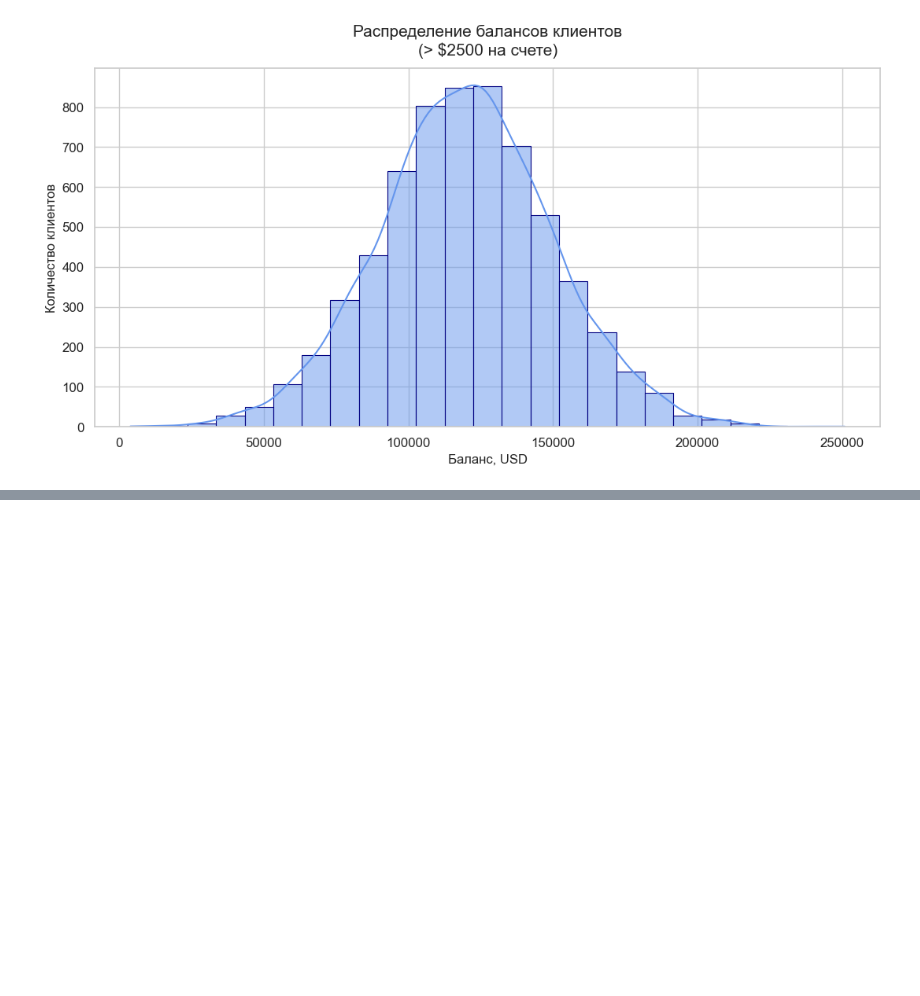
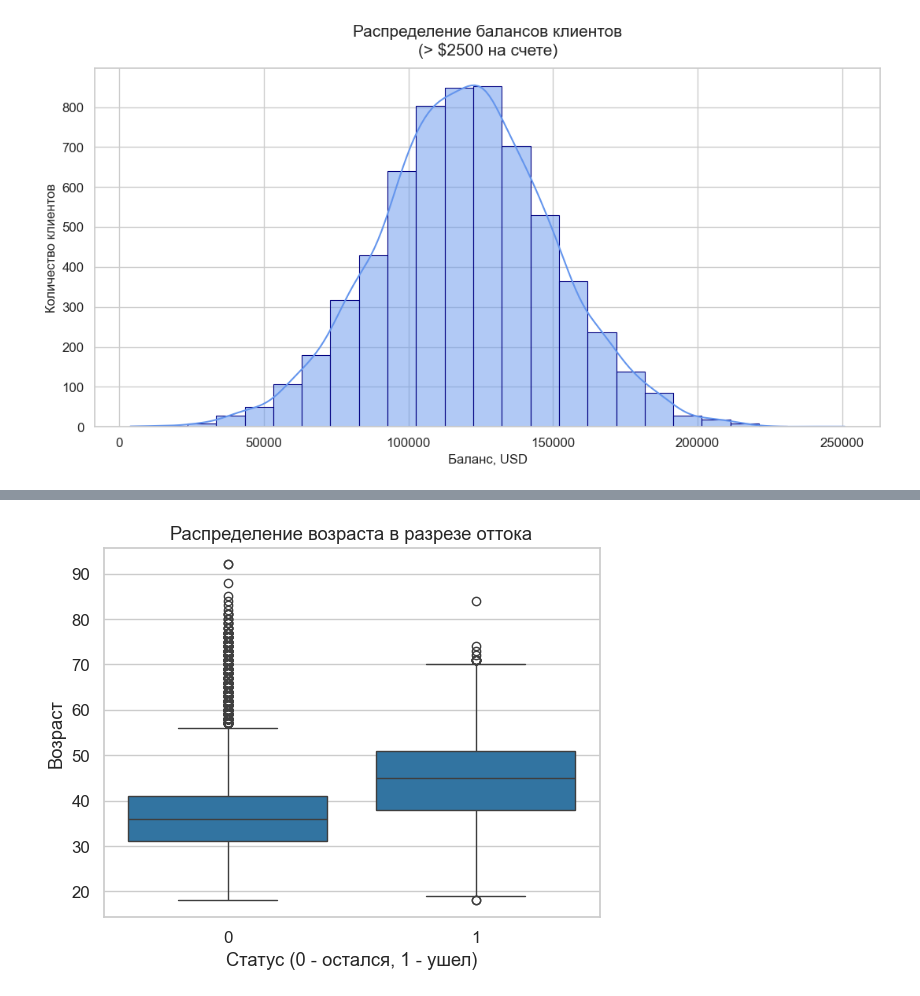
Before and after one commit to NikolaiTsoi/sf_data_science, a Jupyter notebook: project_1_visualization/data_visualization.ipynb, the cells around one changed output, grey strips where cells are left out. Cells and saved outputs as stored; diff of their text form; code cells hidden in the pictures; blank space fills up the shorter version.

```diff
--- a/project_1_visualization/data_visualization.ipynb
+++ b/project_1_visualization/data_visualization.ipynb
@@ -99,0 +102,12 @@ plt.show()
+# %%
+# 9.4.
+sns.boxplot(x='Exited', y='Age', data=churn_data)
+
+# Настройка заголовка и меток
+plt.title('Распределение возраста в разрезе оттока')
+plt.xlabel('Статус (0 - остался, 1 - ушел)')
+plt.ylabel('Возраст')
+
+plt.show()
+# %% [output]
+[figure, added]
```
Also changed, not shown: parts of 8 cells of this notebook, 13 other files.
